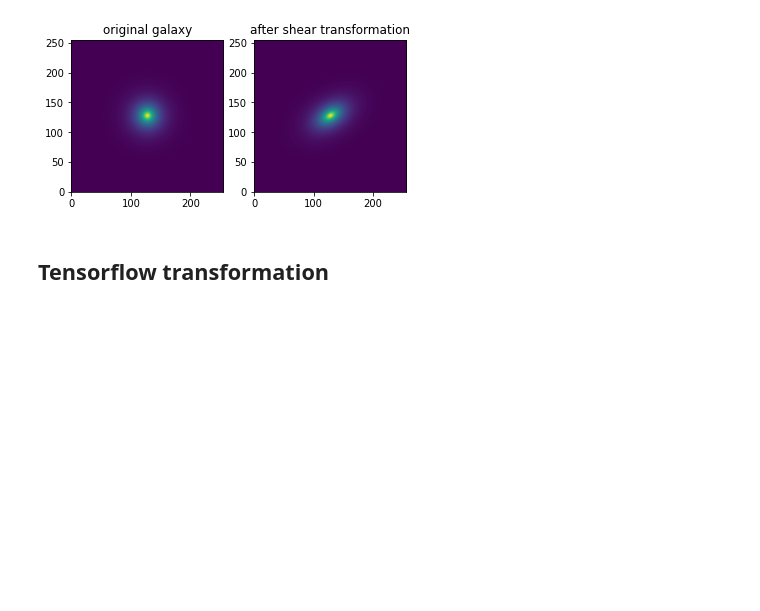
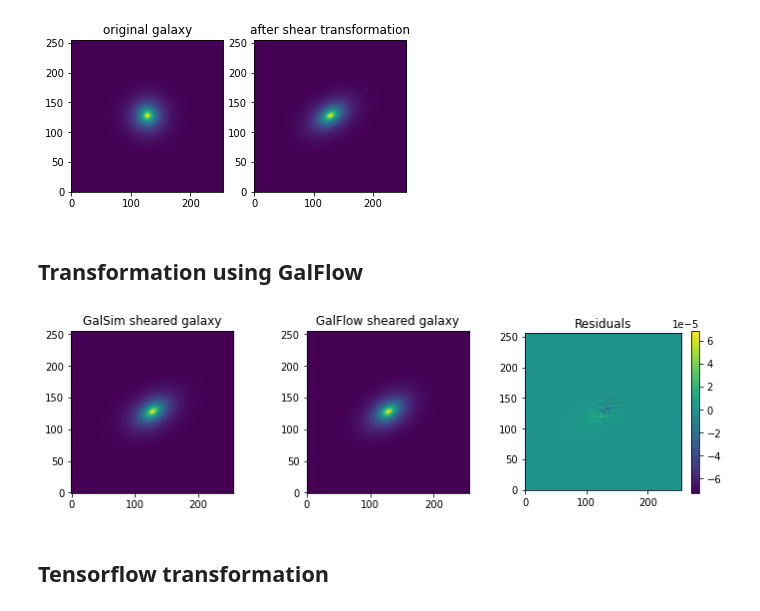
Before and after one commit to DifferentiableUniverseInitiative/GalFlow, a Jupyter notebook: notebooks/Shear_transformation.ipynb, the cells around one changed output. Cells and saved outputs as stored; diff of their text form; code cells hidden in the pictures; blank space fills up the shorter version.

```diff
--- a/notebooks/Shear_transformation.ipynb
+++ b/notebooks/Shear_transformation.ipynb
@@ -50,3 +50,5 @@ imshow(image_shear, origin='lower')
 # %% [output]
 <matplotlib.image.AxesImage at 0x...>
 [figure]
+# %% [markdown]
+## Transformation using GalFlow
@@ -53,3 +58,26 @@ imshow(image_shear, origin='lower')
+# %%
+# Convert images and shear to tensors
+img = tf.reshape(tf.convert_to_tensor(image_original, dtype=tf.float32),
+                 [1, 256,256,1])
+tfg1 = tf.convert_to_tensor(np.atleast_1d(g1), tf.float32)
+tfg2 = tf.convert_to_tensor(np.atleast_1d(g2), tf.float32)
+# %%
+# Apply shear
+res = gf.shear(img, tfg1, tfg2)
+# %%
+# Plot results
+figure(figsize=[12,3])
+subplot(131)
+imshow(image_shear, origin='lower')
+title('GalSim sheared galaxy')
+subplot(132)
+imshow(res[0,:,:,0].numpy(), origin='lower')
+title('GalFlow sheared galaxy')
+subplot(133)
+title('Residuals')
+imshow((res[0,:,:,0].numpy() - image_shear), origin='lower'); colorbar();
+# %% [output]
+[figure, added]
 # %% [markdown]
 ## Tensorflow transformation
 # %%
```
Also changed, not shown: parts of 1 cell of this notebook.
